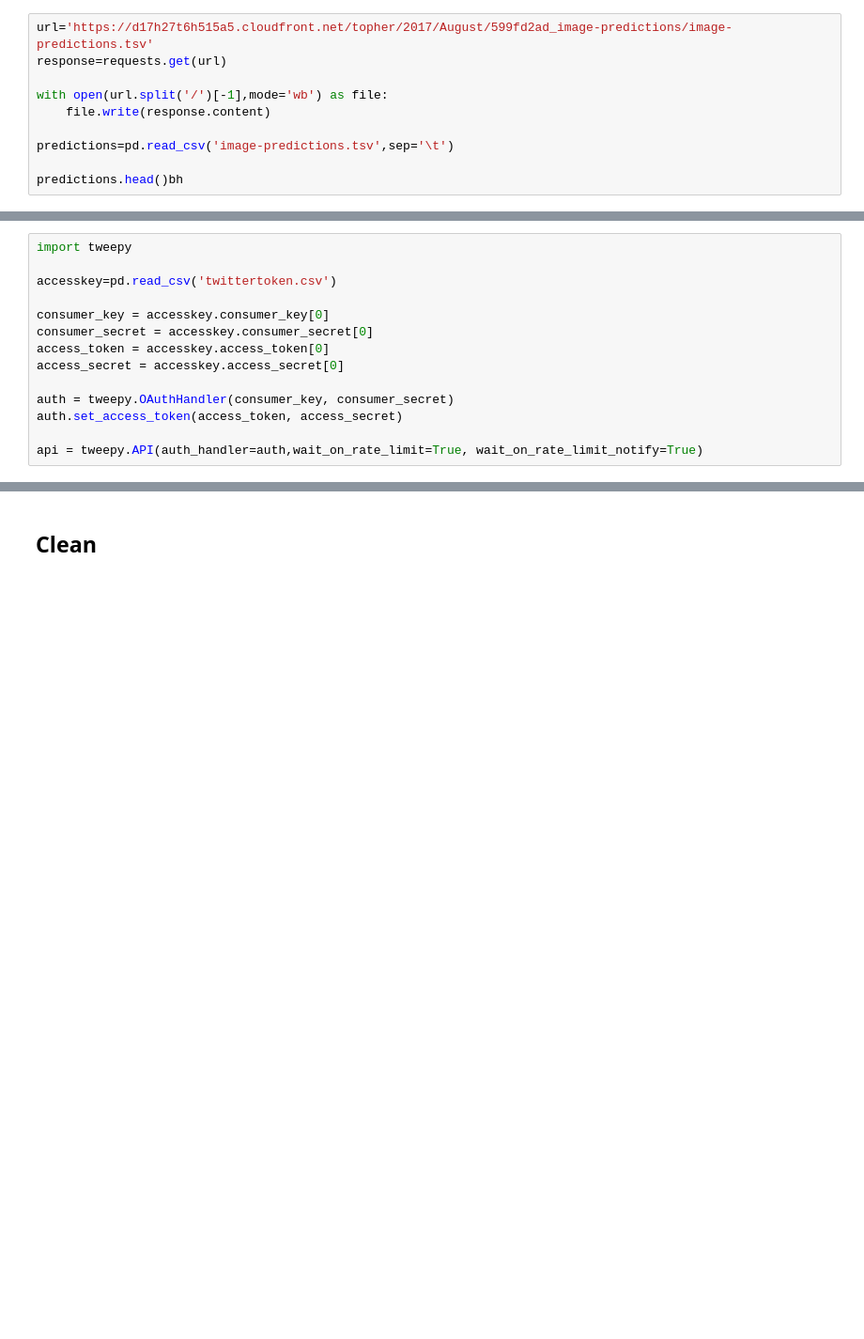
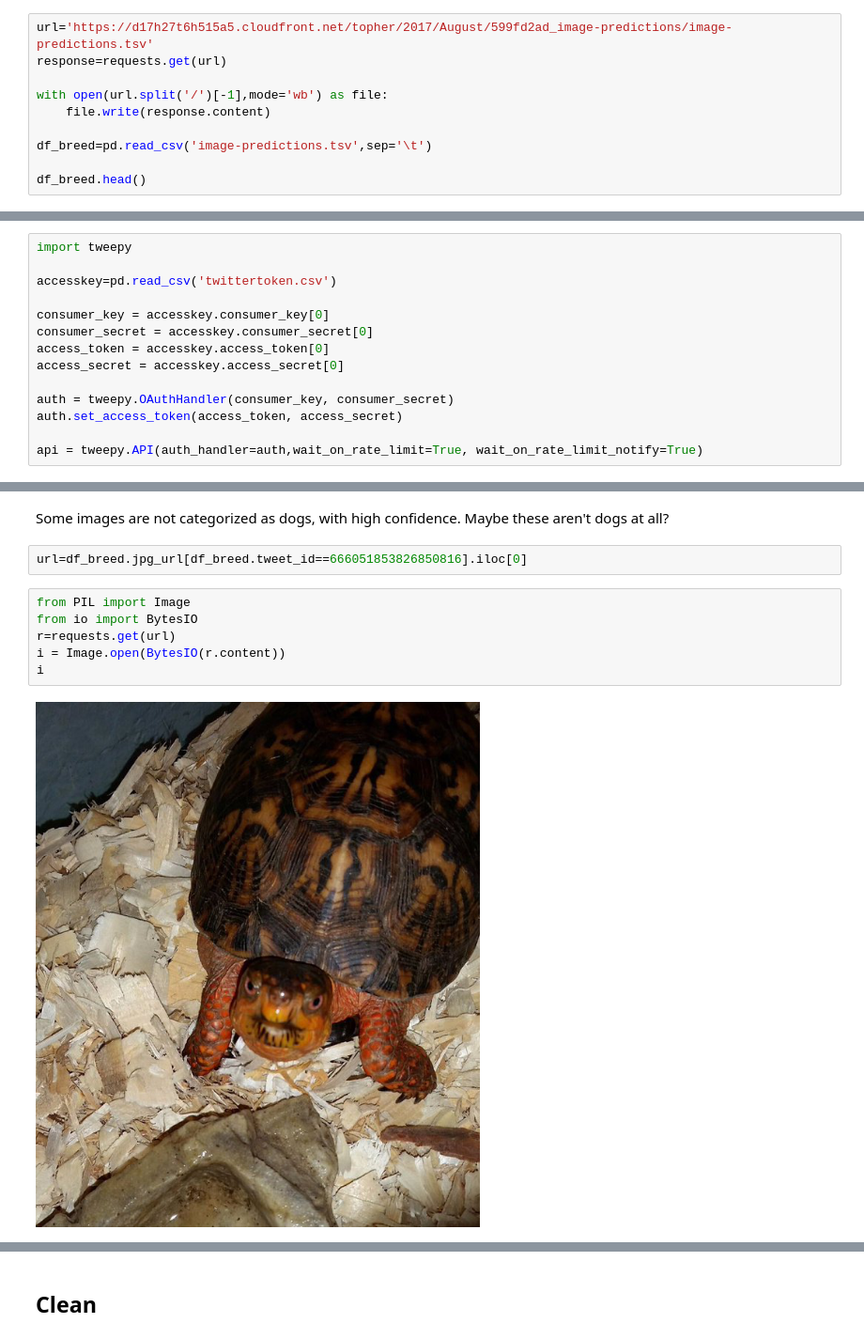
Before and after one commit to mccormd1/Analytics_Nanodegree, a Jupyter notebook: 3-Data Wrangling/Final_Project/wrangle_act.ipynb, the cells around one changed output, grey strips where cells are left out. Shown at 94% size. Saved outputs shown, nothing was run; the diff lists cells and outputs as text; blank space fills up the shorter version.

```diff
--- a/3-Data Wrangling/Final_Project/wrangle_act.ipynb
+++ b/3-Data Wrangling/Final_Project/wrangle_act.ipynb
@@ -40,9 +40,9 @@ response=requests.get(url)
 with open(url.split('/')[-1],mode='wb') as file:
     file.write(response.content)
 
-predictions=pd.read_csv('image-predictions.tsv',sep='\t')
+df_breed=pd.read_csv('image-predictions.tsv',sep='\t')
 
-predictions.head()bh
+df_breed.head()
 # %% [output]
 |  | tweet_id | jpg_url | img_num | p1 | p1_conf | p1_dog | p2 | p2_conf | p2_dog | p3 | p3_conf | ... |
 | 0 | 666020888022790149 | https://pbs.twimg.com/media/CT4ud... | 1 | Welsh_springer_spaniel | 0.465074 | True | collie | 0.156665 | True | Shetland_sheepdog | 0.061428 | ... |
@@ -112,0 +400,12 @@ tweet._json.get('full_text')[:20]
+# %% [markdown]
+Some images are not categorized as dogs, with high confidence. Maybe these aren't dogs at all?
+# %%
+url=df_breed.jpg_url[df_breed.tweet_id==666051853826850816].iloc[0]
+# %%
+from PIL import Image
+from io import BytesIO
+r=requests.get(url)
+i = Image.open(BytesIO(r.content))
+i
+# %% [output]
+[figure, added]
```
Also changed, not shown: parts of 69 cells of this notebook.
